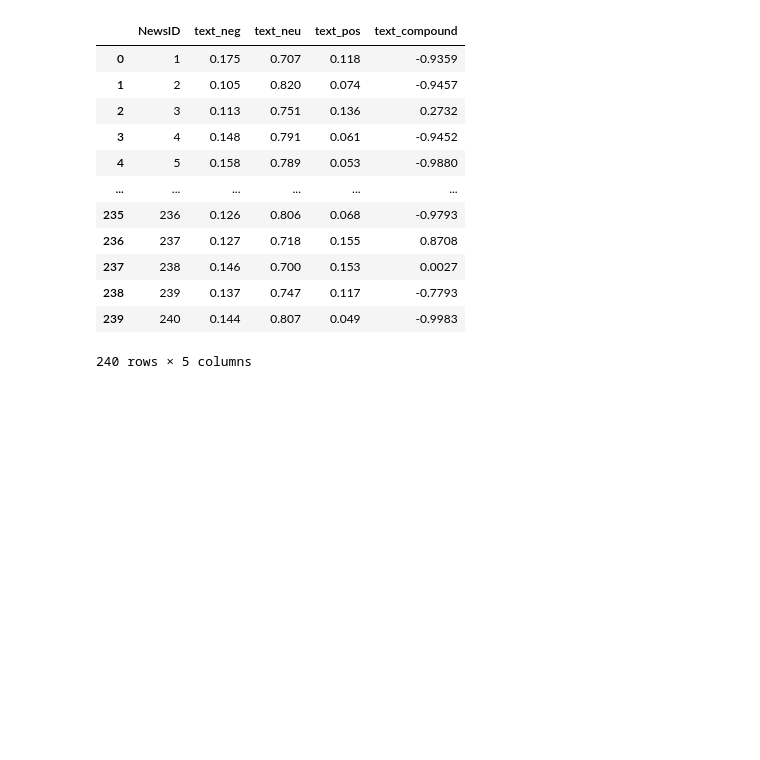
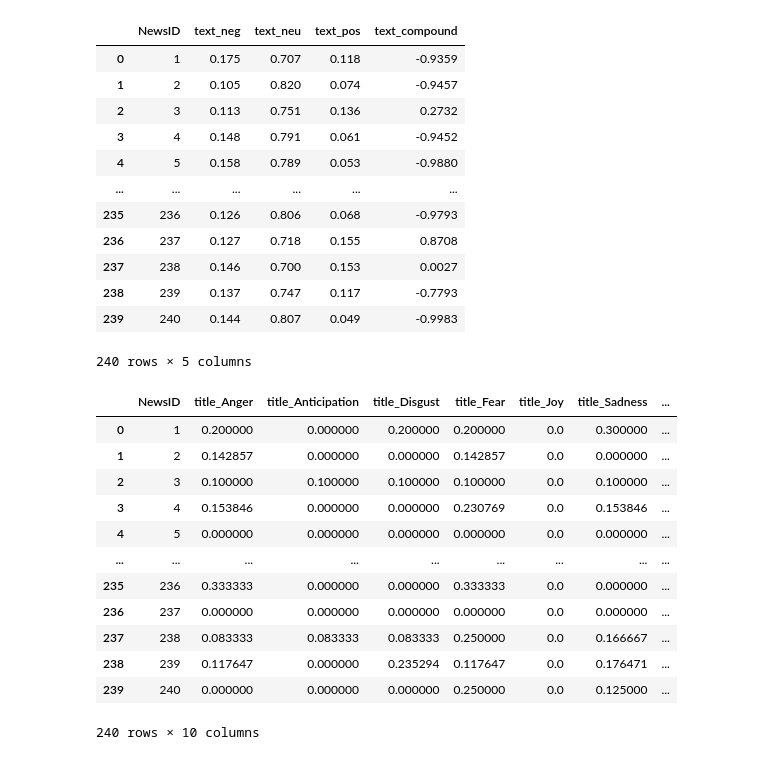
Before and after one commit to kofidesmondML/FakeNewsDetection, a Jupyter notebook: data/Untitled-1.ipynb, the cells around one changed output. Drawn from its saved outputs; the diff is of its cells as text; code cells hidden in the pictures; blank space fills up the shorter version.

```diff
--- a/data/Untitled-1.ipynb
+++ b/data/Untitled-1.ipynb
@@ -568,27 +567,31 @@ from spacy.lang.en import STOP_WORDS
 from nltk.corpus import stopwords
 # %%
 lmtzr = WordNetLemmatizer()
-stops = list(set(stopwords.words('english') + list(set(ENGLISH_STOP_WORDS)) + list(set(STOP_WORDS)) + ["http"]))
+stops = list(set(stopwords.words('english') + list(set(ENGLISH_STOP_WORDS)) + ["http"]))
+
 def emotion_NRC(df, emo_dic_path, title_or_text):
     emotion_dic = NRC_dict(emo_dic_path)
     results_emo = pd.DataFrame()
-    for x, row in tqdm(df.iterrows()):
+
+    for x, row in tqdm(df.iterrows(), total=df.shape[0]):
         extracted_emotion = getEmotionVector(row[title_or_text], emotion_dic)
+        extracted_emotion = {f"{title_or_text}_{key}": value for key, value in extracted_emotion.items()}
         temp = pd.DataFrame(extracted_emotion, index=[x])
-        results_emo = pd.concat([results_emo, temp], ignore_index=True)  # Use pd.concat instead of append
-    df_emo = pd.concat([df, results_emo], axis=1)
+        results_emo = pd.concat([results_emo, temp], ignore_index=True)
+
+    df_emo = pd.concat([df[['NewsID']], results_emo], axis=1)
     return df_emo
 
 def NRC_dict(fileEmotion):
     emotion_df = pd.read_csv(fileEmotion, names=["word", "emotion", "intensity"], sep='\t')
-    emotion_dic = dict()
+    emotion_dic = {}
+
     for index, row in emotion_df.iterrows():
-        word = str(row['word'])  # Ensure word is a string
-        emotion = str(row['emotion'])  # Ensure emotion is a string
+        word = str(row['word'])
+        emotion = str(row['emotion'])
         temp_key = word + '#' + emotion
         emotion_dic[temp_key] = row['intensity']
 
-        # Apply lemmatization safely with string conversion
         temp_key_n = str(lmtzr.lemmatize(word)) + '#' + emotion
         emotion_dic[temp_key_n] = row['intensity']
         temp_key_v = str(lmtzr.lemmatize(word, 'v')) + '#' + emotion
@@ -598,10 +601,7 @@ def NRC_dict(fileEmotion):
 
 def getEmotionItensity(word, emotion, emotion_dic):
     key = word + "#" + emotion
-    try:
-        return emotion_dic[key]
-    except:
-        return 0.0
+    return emotion_dic.get(key, 0.0)
 
 def isWordInEmotionFile(word, emotion_dic):
     result = [(key) for key in emotion_dic.keys() if key.startswith(word + "#")]
@@ -613,37 +613,49 @@ def isStopWord(word):
 def calculateEmotion(emotions, word, emotion_dic):
     emotions["Anger"] += getEmotionItensity(word, "anger", emotion_dic)
     emotions["Anticipation"] += getEmotionItensity(word, "anticipation", emotion_dic)
     emotions["Disgust"] += getEmotionItensity(word, "disgust", emotion_dic)
     emotions["Fear"] += getEmotionItensity(word, "fear", emotion_dic)
     emotions["Joy"] += getEmotionItensity(word, "joy", emotion_dic)
     emotions["Sadness"] += getEmotionItensity(word, "sadness", emotion_dic)
     emotions["Surprise"] += getEmotionItensity(word, "surprise", emotion_dic)
     emotions["Trust"] += getEmotionItensity(word, "trust", emotion_dic)
 
 def getEmotionVector(text, emotion_dic):
     emotions = {"Anger": 0.0, "Anticipation": 0.0, "Disgust": 0.0, "Fear": 0.0, "Joy": 0.0, "Sadness": 0.0, "Surprise": 0.0, "Trust": 0.0, "Objective": 0.0}
     str_ = re.sub("[^a-zA-Z]+", " ", str(text))
     str_ = re.sub(r'[^a-zA-Z ]+', '', str_).lower()
     words = str_.split()
+
     for word in words:
         if not isStopWord(word):
             if isWordInEmotionFile(word, emotion_dic):
                 calculateEmotion(emotions, word, emotion_dic)
             elif isWordInEmotionFile(lmtzr.lemmatize(word), emotion_dic):
                 calculateEmotion(emotions, lmtzr.lemmatize(word), emotion_dic)
             elif isWordInEmotionFile(lmtzr.lemmatize(word, 'v'), emotion_dic):
                 calculateEmotion(emotions, lmtzr.lemmatize(word, 'v'), emotion_dic)
             else:
                 emotions["Objective"] += 1
+
     total = sum(emotions.values())
     for key in sorted(emotions.keys()):
-        try:
-            emotions[key] = (1.0 / total) * emotions[key]
-        except:
-            emotions[key] = 0
+        emotions[key] = (1.0 / total) * emotions[key] if total > 0 else 0
     return emotions
 
-emotion_lexicon_path='NRC-Emotion-Lexicon-Wordlevel-v0.92.txt'
-
+emotion_lexicon_path = 'NRC-Emotion-Lexicon-Wordlevel-v0.92.txt'
 title_emotion_df = emotion_NRC(df, emotion_lexicon_path, 'title')
-text_emotion_df = emotion_NRC(df, emotion_lexicon_path, 'text')
+title_emotion_df
+# %% [output]
+|  | NewsID | title_Anger | title_Anticipation | title_Disgust | title_Fear | title_Joy | title_Sadness | ... |
+| 0 | 1 | 0.200000 | 0.000000 | 0.200000 | 0.200000 | 0.0 | 0.300000 | ... |
+| 1 | 2 | 0.142857 | 0.000000 | 0.000000 | 0.142857 | 0.0 | 0.000000 | ... |
+| 2 | 3 | 0.100000 | 0.100000 | 0.100000 | 0.100000 | 0.0 | 0.100000 | ... |
+| 3 | 4 | 0.153846 | 0.000000 | 0.000000 | 0.230769 | 0.0 | 0.153846 | ... |
+| 4 | 5 | 0.000000 | 0.000000 | 0.000000 | 0.000000 | 0.0 | 0.000000 | ... |
+| ... | ... | ... | ... | ... | ... | ... | ... | ... |
+| 235 | 236 | 0.333333 | 0.000000 | 0.000000 | 0.333333 | 0.0 | 0.000000 | ... |
+| 236 | 237 | 0.000000 | 0.000000 | 0.000000 | 0.000000 | 0.0 | 0.000000 | ... |
+| 237 | 238 | 0.083333 | 0.083333 | 0.083333 | 0.250000 | 0.0 | 0.166667 | ... |
+| 238 | 239 | 0.117647 | 0.000000 | 0.235294 | 0.117647 | 0.0 | 0.176471 | ... |
+| 239 | 240 | 0.000000 | 0.000000 | 0.000000 | 0.250000 | 0.0 | 0.125000 | ... |
+240 rows × 10 columns
```
Also changed, not shown: parts of 3 cells of this notebook, 5 other files.
